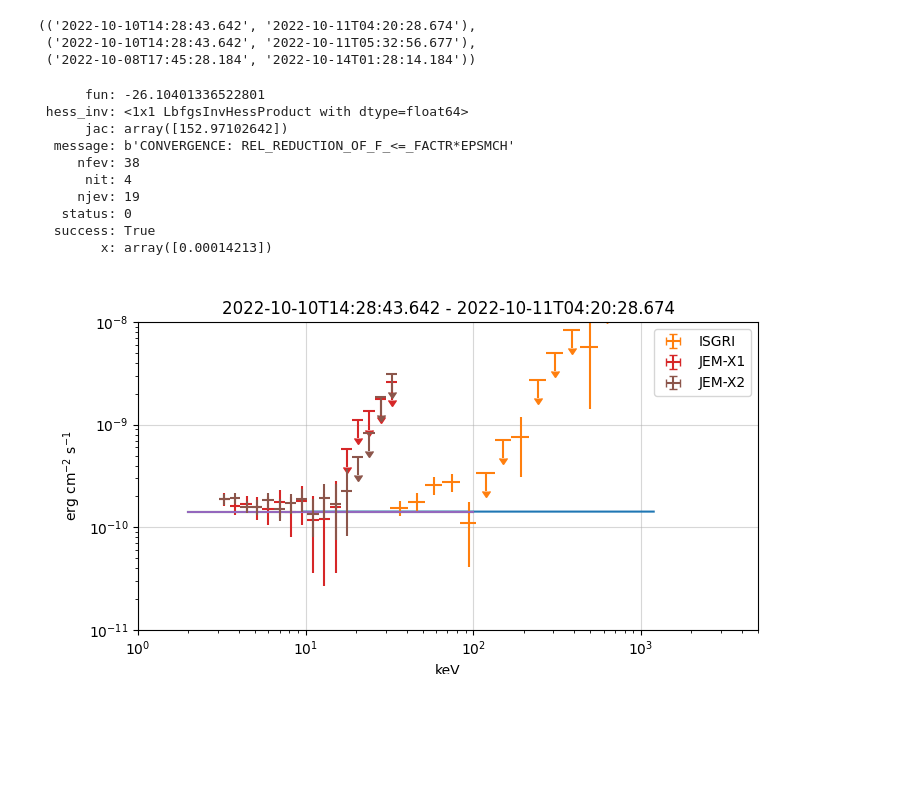
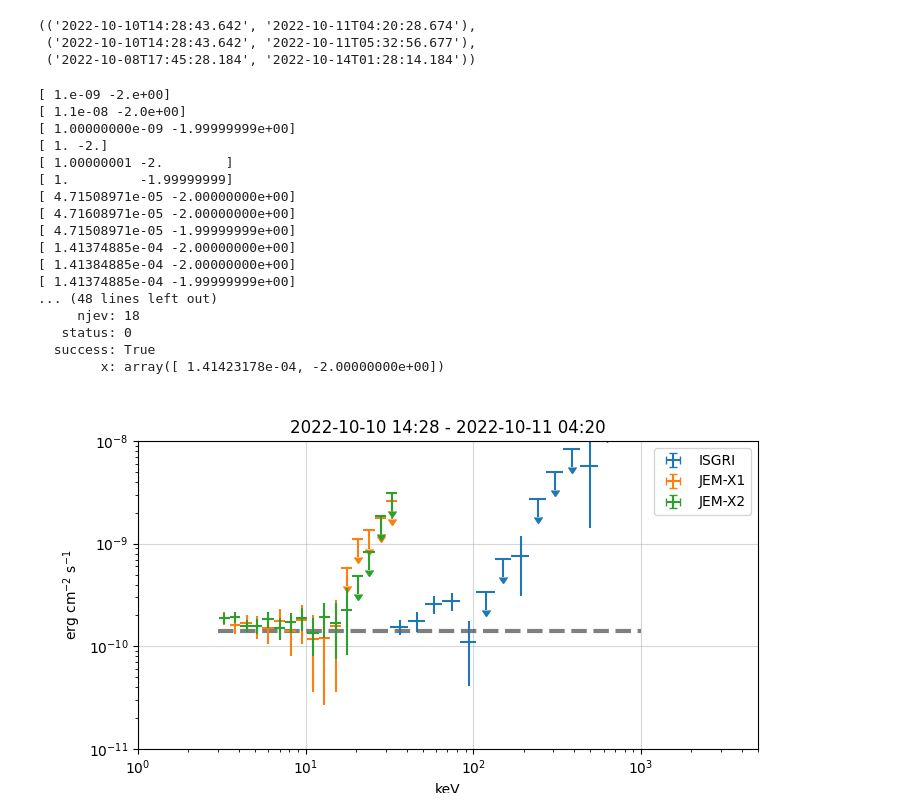
Before and after one commit to volodymyrss/grb221009, a Jupyter notebook: spectrum.ipynb, the cells around one changed output. Drawn from its saved outputs; the diff is of its cells as text; code cells hidden in the pictures; blank space fills up the shorter version.

```diff
--- a/spectrum.ipynb
+++ b/spectrum.ipynb
@@ -134,6 +133,7 @@ import ogip.tools
 
 import importlib
 importlib.reload(ogip.tools)
+from astropy import units as u
 
 
 from ogip.spec import PHAI, RMF, rebin, log_bins
@@ -160,10 +160,35 @@ def model_generator(p):
 
     def mdl(x):
         logger.debug("evaluating model for %s", p)
-        return (p[0]*(x/25.)**-2)
+        if len(p) == 1:
+            return (p[0]*(x/25.)**-2)
+        else:
+            return (p[0]*(x/25.)**p[1])
 
     return mdl
 
+allspec = [
+    (jmx1_pha, jmx1_rmf, jmx1_arf, (jmx1_rmf._e_min > 2) & (jmx1_rmf._e_min < 15)),
+    (jmx2_pha, jmx2_rmf, jmx2_arf, (jmx2_rmf._e_min > 2) & (jmx2_rmf._e_min < 15)),
+    (isgri_pha, isgri_rmf, None, (isgri_rmf._e_min > 28) & (isgri_rmf._e_min < 200)),
+    (spi_pha, spi_rmf, None, (spi_rmf._e_min > 15) & (spi_rmf._e_min < 300)),
+]
+
+import emcee
+
+p0 = [1e-9, -2]
+nwalkers = 100
+nsampler = 10
+
+def log_prob(p):
+    r = 0
+    for _ in allspec:
+        r += ogip.tools.get_mloglike(_[0], model_generator(p), rmf=_[1], arf=_[2], mask=_[3])
+
+    return r
+
+# sampler = emcee.EnsembleSampler(nwalkers, len(p0), log_prob) #, pool=pool)
+# sampler.run_mcmc(p0, nsampler, progress=True)
 
 # fit_result, fitted_model = ogip.tools.fit(model_generator, [7e-5, -1.9], jmx1_pha, jmx1_rmf, None,
 #                                           mask=(jmx1_rmf._e_min > 5) & (jmx1_rmf._e_min < 20))
@@ -174,9 +199,11 @@ def model_generator(p):
 
 
 # model_generator = lambda p:(lambda x:(p[0]*(x/25.)**-2))
-fit_result, fitted_model = ogip.tools.fit(model_generator, [1e-9], jmx1_pha, jmx1_rmf, jmx1_arf,
-                                          mask=(jmx1_rmf._e_min > 2) & (jmx1_rmf._e_min < 15),
-                                          method='L-BFGS-B')
+fit_result, fitted_model = ogip.tools.fit(model_generator, [1e-9, -2],
+                                          allspec,
+                                        #   method='L-BFGS-B'
+                                          method='L-BFGS-B'
+                                          )
 
 print(fit_result)
 
@@ -187,8 +214,14 @@ ogip.tools.convolve(fitted_model, jmx1_rmf, jmx1_arf)
 for unfolded in True, False:
 # for unfolded in False,:
     f = plt.figure(figsize=(8, 4))
+
+
 # for unfolded in False, :
     e_power = 2 if unfolded else 0
+
+    import numpy as np
+    en = np.logspace(np.log10(3), 3)
+    plt.plot(en, fitted_model(en)*en**2*u.keV.to(u.erg), lw=3, c='k', alpha=0.5, ls="--")
 
     from astropy import units as u
     erg_in_keV = u.keV.to(u.erg)
@@ -203,7 +236,7 @@ for unfolded in True, False:
     # plot_spec(spi_pha_rebinned, model, spi_rmf_rebinned, fig=f, label_prefix="SPI", unfolded=unfolded, e_power=e_power)
 
     if 'r25589' in focus_obs_name:
-        plot_spec(spi_pha, model, spi_rmf, fig=f, label_prefix="SPI", unfolded=unfolded, e_power=e_power, scale_factor=erg_in_keV)
+        plot_spec(spi_pha, model, spi_rmf, fig=f, plot_kwargs=dict(label="SPI"), unfolded=unfolded, e_power=e_power, scale_factor=erg_in_keV)
 
     plot_spec(jmx1_pha, model, jmx1_rmf, arf=jmx1_arf, fig=f, unfolded=unfolded, e_power=e_power, scale_factor=erg_in_keV,
             plot_kwargs=dict(label="JEM-X1"))
@@ -217,40 +250,51 @@ for unfolded in True, False:
     else:
         plt.ylabel("counts/s/keV")
 
     plt.xlabel("keV")
 
     plt.xlim([1, 5e3])
     plt.ylim([1e-11, 1e-8])
     # plt.loglog()
 
     plt.grid(alpha=0.5)
 
     # plt.title(f"{focus_obs_name} {spec2isot12(jmx1_pha)}\n {spec2isot12(isgri_pha)} {fit_result.x} {fitted_model}")
     t1, t2 = spec2isot12(jmx1_pha)
-    plt.title(f"{t1} - {t2}")
+    t2pl = lambda t:t.replace("T", " ")[:16]
+    plt.title(f"{t2pl(t1)} - {t2pl(t2)}")
 
     plt.legend()
+
+
 
 
     fn_png = f"spec_afterglow_counts_{'un' if unfolded else ''}folded.png"
     plt.savefig(fn_png.replace(".png", ".pdf"))
     plt.savefig(fn_png)
+
 
 from IPython.display import Image
 Image("spec_afterglow_counts_unfolded.png")
 # Image("spec_afterglow_counts_folded.png")
 
     # TODO: add in grey other data
     # TODO: plot by period
 # %% [output]
-      fun: -26.10401336522801
- hess_inv: <1x1 LbfgsInvHessProduct with dtype=float64>
-      jac: array([152.97102642])
-  message: b'CONVERGENCE: REL_REDUCTION_OF_F_<=_FACTR*EPSMCH'
-     nfev: 38
-      nit: 4
-     njev: 19
+[ 1.e-09 -2.e+00]
+[ 1.1e-08 -2.0e+00]
+[ 1.00000000e-09 -1.99999999e+00]
+[ 1. -2.]
+[ 1.00000001 -2.        ]
+[ 1.         -1.99999999]
+[ 4.71508971e-05 -2.00000000e+00]
+[ 4.71608971e-05 -2.00000000e+00]
+[ 4.71508971e-05 -1.99999999e+00]
+[ 1.41374885e-04 -2.00000000e+00]
+[ 1.41384885e-04 -2.00000000e+00]
+[ 1.41374885e-04 -1.99999999e+00]
+... (48 lines left out)
+     njev: 18
    status: 0
   success: True
-        x: array([0.00014213])
+        x: array([ 1.41423178e-04, -2.00000000e+00])
-[figure, old version]
+[figure, new version]
```
Also changed, not shown: parts of 6 cells of this notebook, 3 other files.
